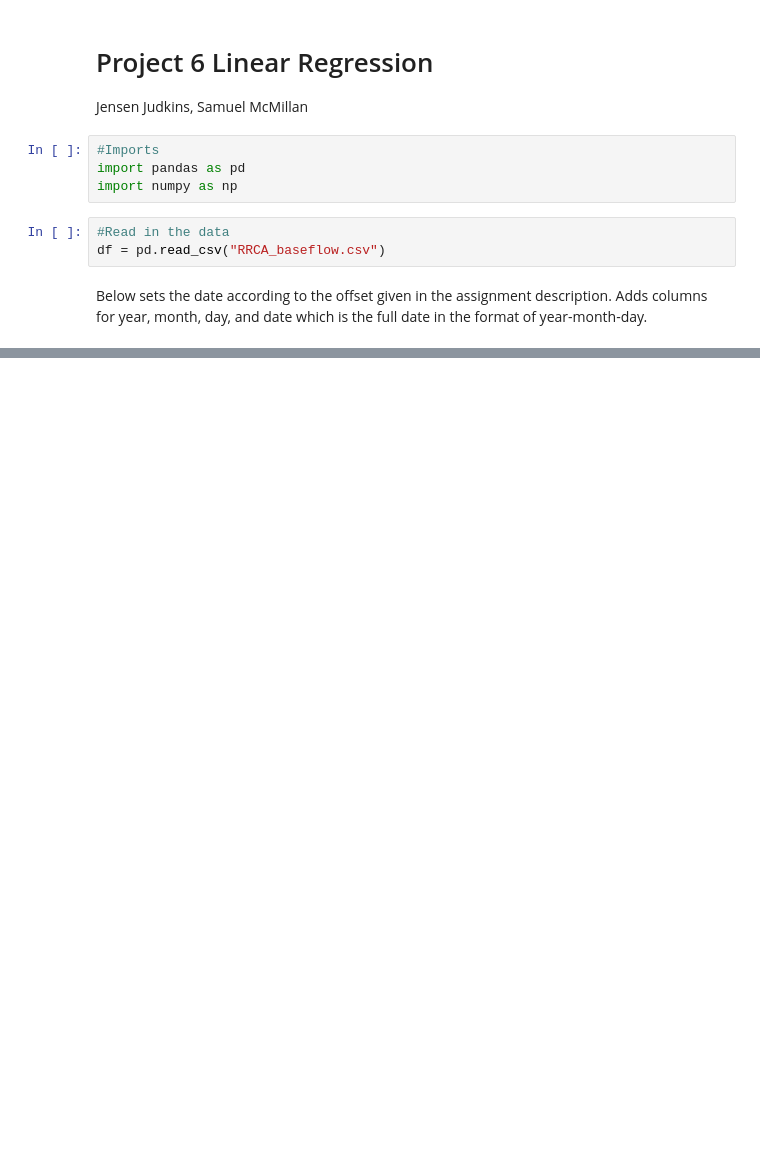
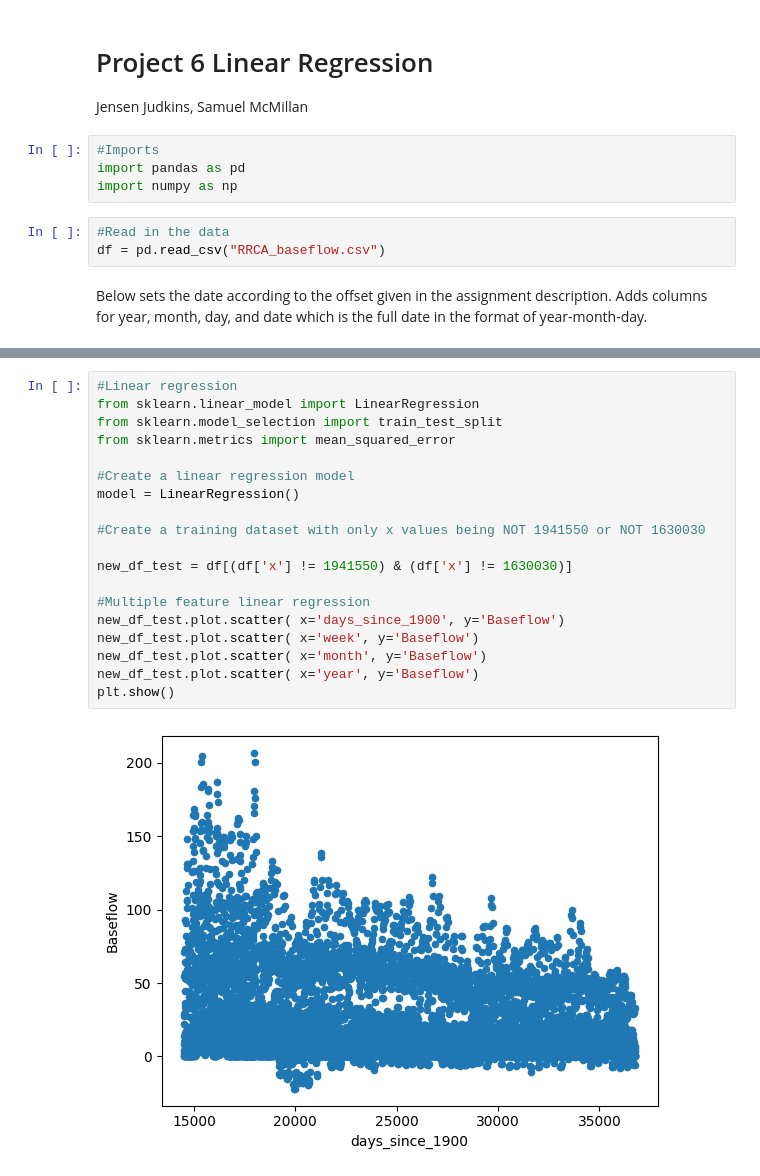
Before and after one commit to Samuel8Gold/cs5830_project6, a Jupyter notebook: project_6_jensen.ipynb, the cells around one changed output, grey strips where cells are left out. Drawn from its saved outputs; the diff is of its cells as text; blank space fills up the shorter version.

```diff
--- a/project_6_jensen.ipynb
+++ b/project_6_jensen.ipynb
@@ -76,0 +118,21 @@ plt.show()
+# %%
+#Linear regression
+from sklearn.linear_model import LinearRegression
+from sklearn.model_selection import train_test_split
+from sklearn.metrics import mean_squared_error
+
+#Create a linear regression model
+model = LinearRegression()
+
+#Create a training dataset with only x values being NOT 1941550 or NOT 1630030
+
+new_df_test = df[(df['x'] != 1941550) & (df['x'] != 1630030)]
+
+#Multiple feature linear regression
+new_df_test.plot.scatter( x='days_since_1900', y='Baseflow')
+new_df_test.plot.scatter( x='week', y='Baseflow')
+new_df_test.plot.scatter( x='month', y='Baseflow')
+new_df_test.plot.scatter( x='year', y='Baseflow')
+plt.show()
+# %% [output]
+[figure, added]
```
Also changed, not shown: parts of 6 cells of this notebook.
